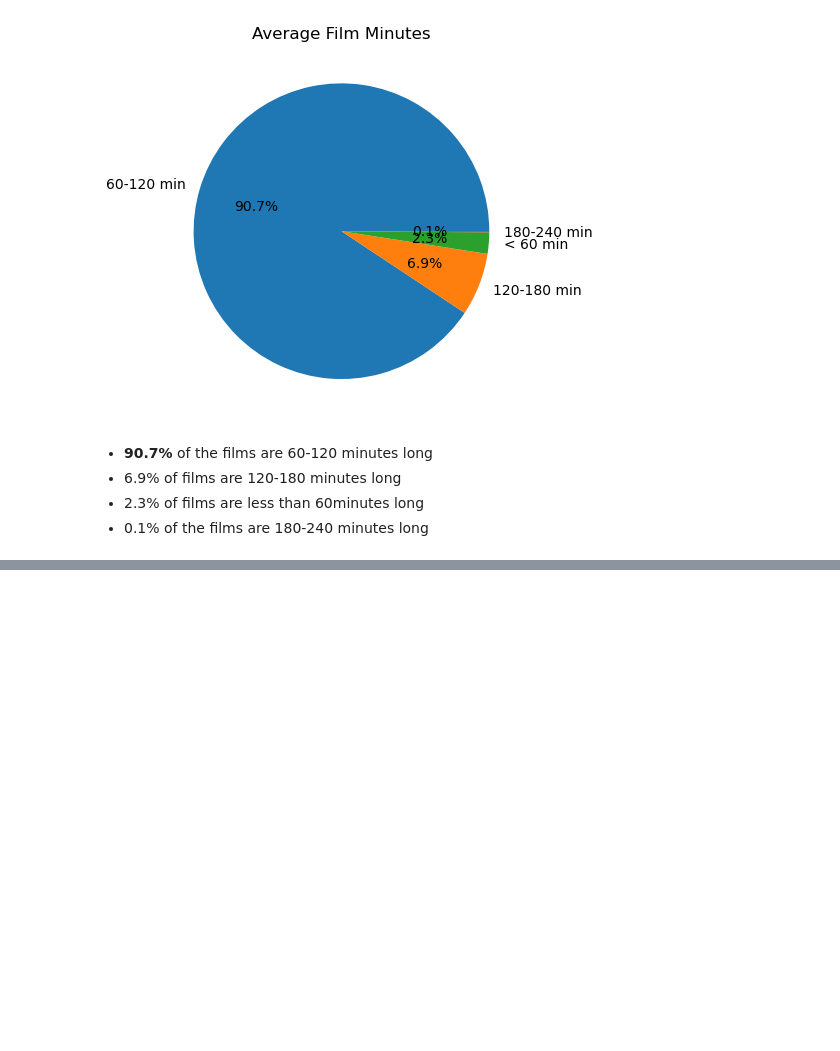
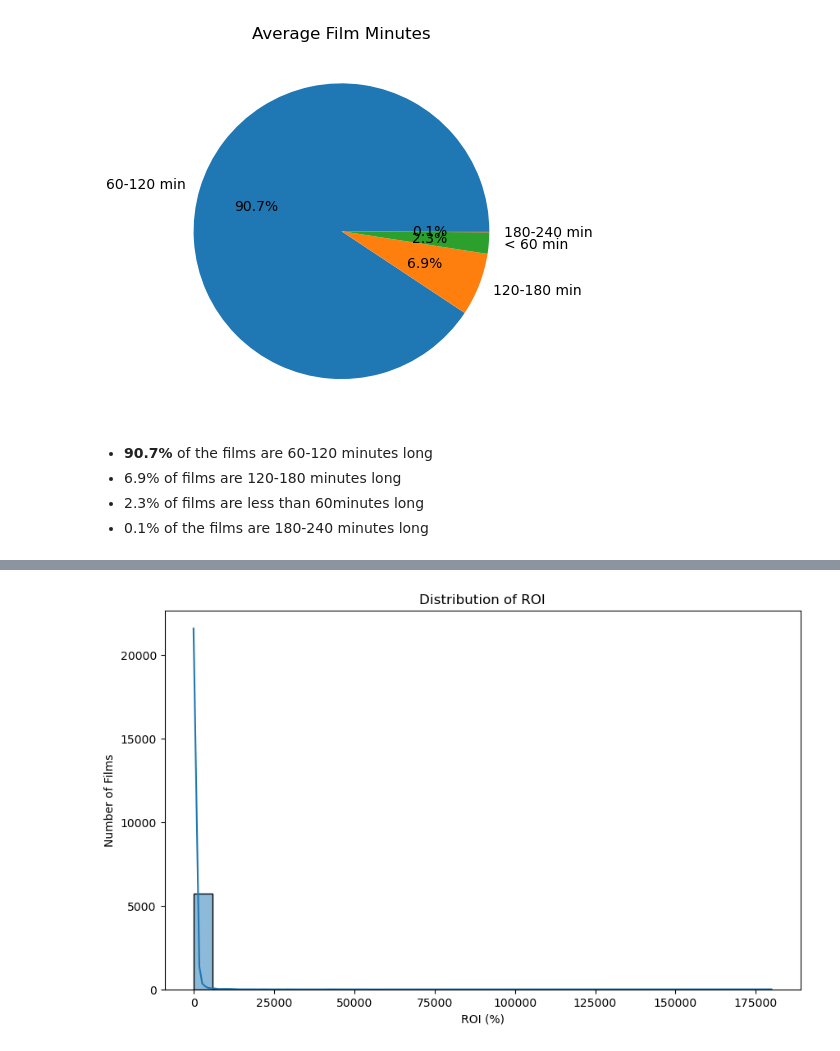
Before and after one commit to am-eric/Film-Analysis, a Jupyter notebook: analysis.ipynb, the cells around one changed output, grey strips where cells are left out. Drawn from its saved outputs; the diff is of its cells as text; code cells hidden in the pictures; blank space fills up the shorter version.

```diff
--- a/analysis.ipynb
+++ b/analysis.ipynb
@@ -753,0 +783,12 @@ plt.boxplot(it_merged['avg_rating'].value_counts());
+# %%
+#convert the currency values to float
+
+tn['production_budget'] = tn['production_budget'].str.replace(',', '').str.replace('$','').astype(float)
+
+tn['worldwide_gross'] = tn['worldwide_gross'].str.replace(',', '').str.replace('$','').astype(float)
+
+tn['domestic_gross'] = tn['domestic_gross'].str.replace(',', '').str.replace('$','').astype(float)
+# %%
+# TOP 10 grossing films
+# ROI
+tn['ROI-%'] = ((tn['worldwide_gross'] - tn['production_budget'])/ tn['production_budget']) * 100
@@ -753,0 +808,9 @@ plt.boxplot(it_merged['avg_rating'].value_counts());
+# %%
+plt.figure(figsize=(10, 6))
+sns.histplot(tn['ROI-%'], bins=30, kde=True)
+plt.title('Distribution of ROI')
+plt.xlabel('ROI (%)')
+plt.ylabel('Number of Films')
+plt.show();
+# %% [output]
+[figure, added]
```
Also changed, not shown: parts of 38 cells of this notebook.
